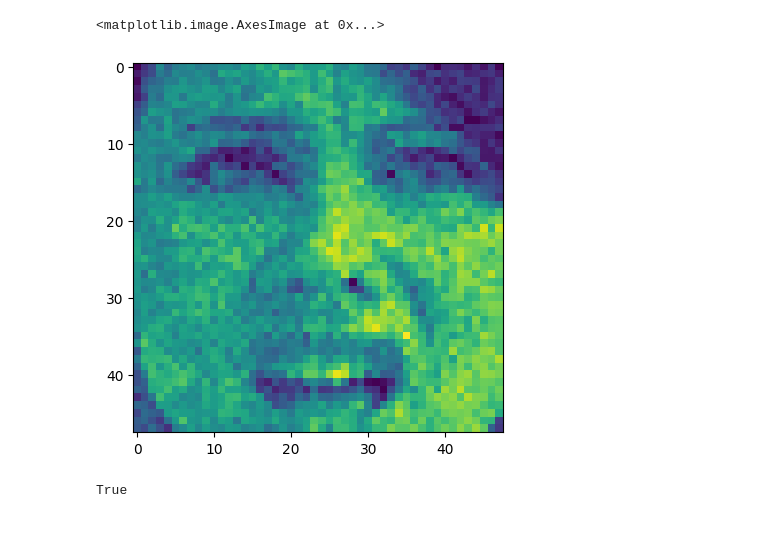
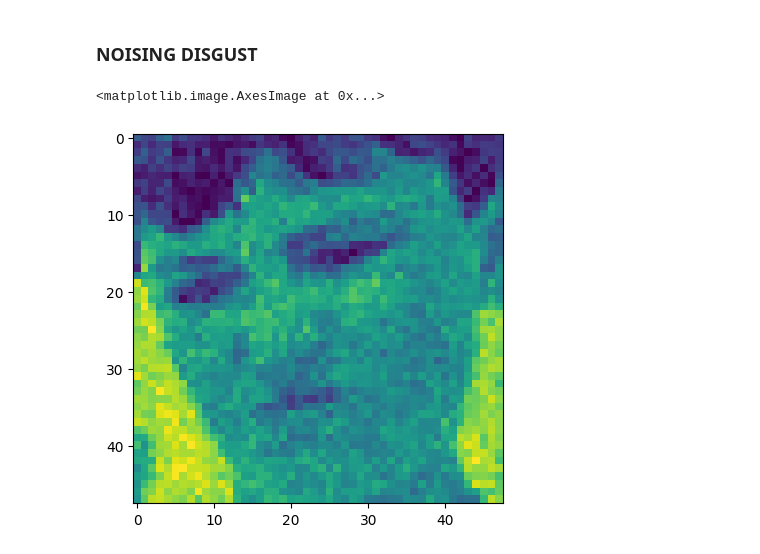
Before and after one commit to munnigel/Facial-Expression-Recognition, a Jupyter notebook: preprocessing/0_data-augmentation.ipynb, the cells around one changed output. Drawn from its saved outputs; the diff is of its cells as text; code cells hidden in the pictures.

```diff
--- a/preprocessing/0_data-augmentation.ipynb
+++ b/preprocessing/0_data-augmentation.ipynb
@@ -44,3 +50,5 @@ import cv2
+# %% [markdown]
+### NOISING DISGUST
 # %%
 def noise(array):
     """
@@ -89,15 +97,44 @@ def display(array1, array2):
         ax.get_yaxis().set_visible(False)
 
     plt.show()
-# %%
-img = Image.open("./533.jpg")
-# %%
-noise_img = noise(preprocess(np.asarray(img)))
-plt.imshow(noise_img)
-# %% [output]
-<matplotlib.image.AxesImage at 0x...>
-[figure, removed]
-# %%
-cv2.imwrite("533_noise.jpg", (noise_img*255).astype('int32'))
-# %% [output]
-True
+# %%
+# Noising Disgust
+# train_dir = '../datasets/train/'
+# noise_dir = '../datasets/noised_train/'
+# num_new_samples = 16
+# np.random.seed(0)
+
+# X_train = []
+# Y_train = []
+# for dir_name in os.listdir(train_dir):
+#     for file_name in os.listdir(train_dir + dir_name):
+#         img = np.array(Image.open(train_dir + dir_name + '/' + file_name))
+#         for i in range(num_new_samples):
+#             noise_img = noise(preprocess(img))
+#             X_train.append(noise_img)
+#             Y_train.append(preprocess(img))
+
+# X_train = np.array(X_train)
+# Y_train = np.array(Y_train)
+# plt.imshow(X_train[0])
+        # cv2.imwrite(noise_dir+str(i)+file_name, (noise_img*255).astype('int32'))
+# Noising Disgust
+train_dir = '../datasets/train/disgust/'
+num_new_samples = 16
+np.random.seed(0)
+
+X_train = []
+Y_train = []
+for file_name in os.listdir(train_dir):
+    img = np.array(Image.open(train_dir + file_name))
+    for i in range(num_new_samples):
+        noise_img = noise(preprocess(img))
+        X_train.append(noise_img)
+        Y_train.append(preprocess(img))
+
+X_train = np.array(X_train)
+Y_train = np.array(Y_train)
+plt.imshow(X_train[0])
+# %% [output]
+<matplotlib.image.AxesImage at 0x...>
+[figure, added]
```
Also changed, not shown: parts of 9 cells of this notebook, 11 other files.
